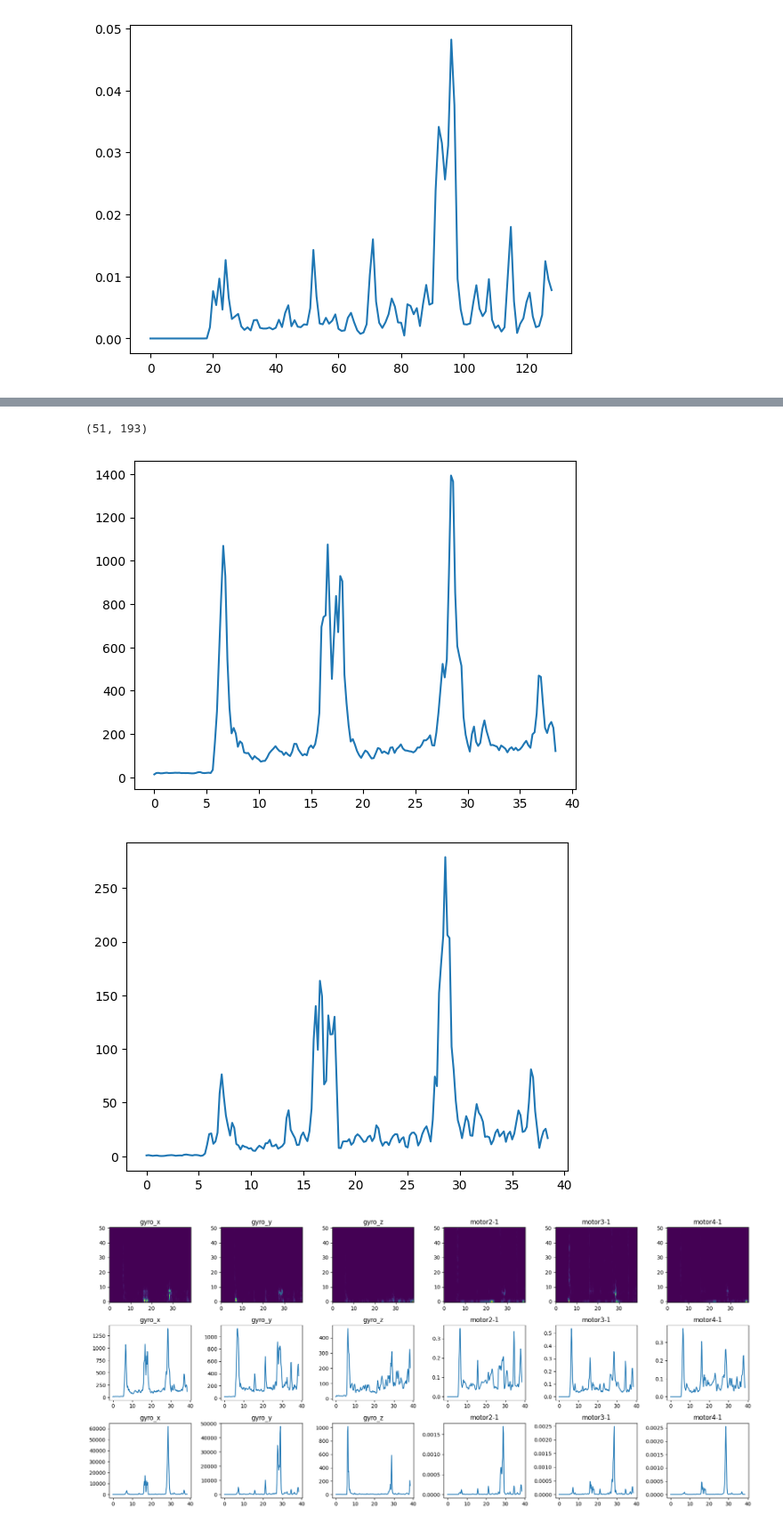
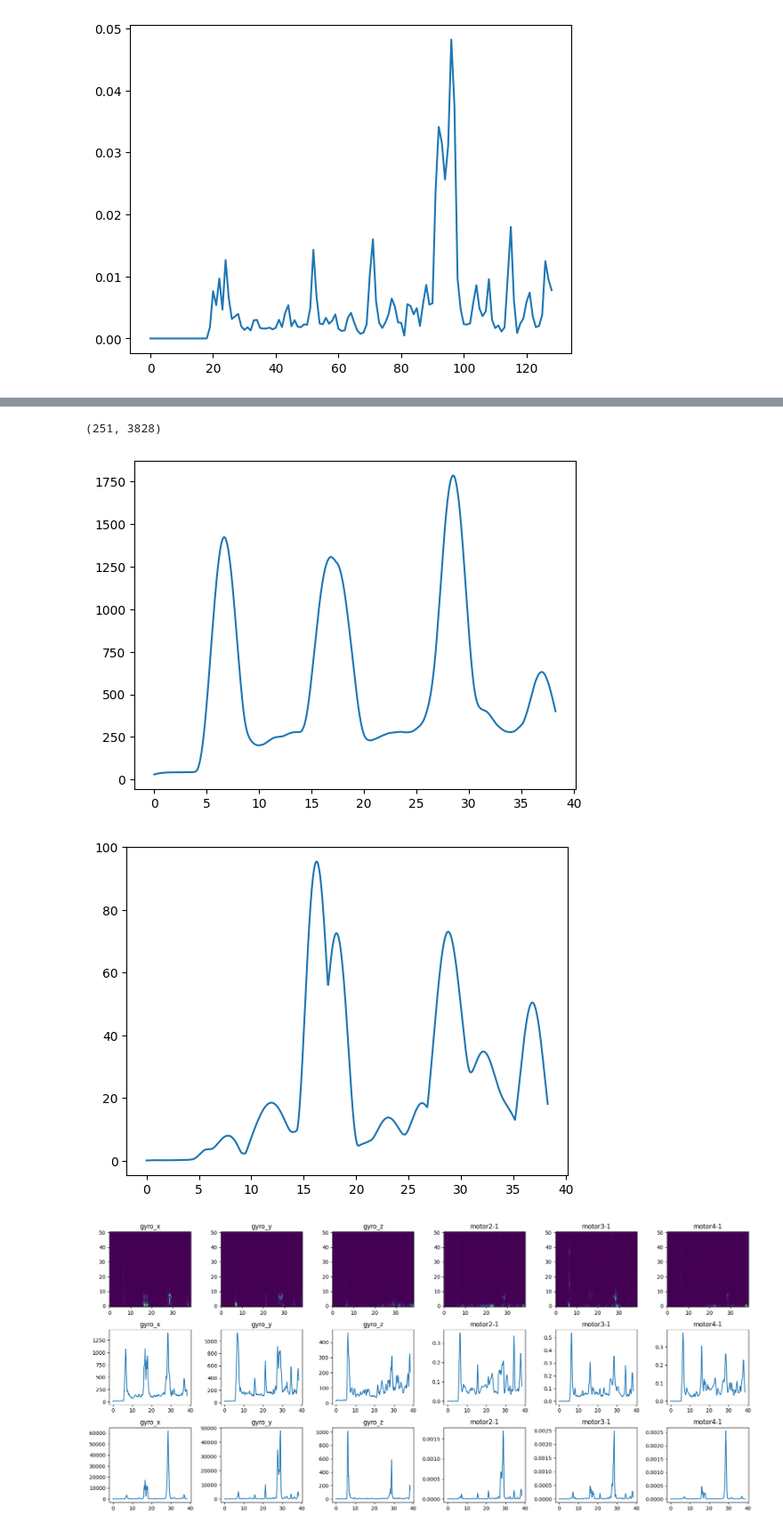
Before and after one commit to ChenyuZhaoTHU/crazyflie_firmware_constant_height, a Jupyter notebook: control/show_process_wsb.ipynb, the cells around one changed output, grey strips where cells are left out. Shown at 89% size. Saved outputs shown, nothing was run; the diff lists cells and outputs as text; code cells hidden in the pictures.

```diff
--- a/control/show_process_wsb.ipynb
+++ b/control/show_process_wsb.ipynb
@@ -302,8 +302,8 @@ from scipy.signal import stft
 t = np.linspace(0, 1, 1000)  # 时间轴
 x = np.sin(2 * np.pi * 50 * t) + np.sin(2 * np.pi * 120 * t)  # 信号
 fs=100
-nperseg=100
-noverlap=80
+nperseg=500
+noverlap=499
 # 进行短时傅里叶变换
 f, t, Zxx = stft(imu_data[:,0], fs=100, nperseg=nperseg, noverlap=noverlap)
 
@@ -330,6 +330,6 @@ plt.show()
-(51, 193)
+(251, 3828)
-[figure, old version]
+[figure, new version]
-[figure, old version]
+[figure, new version]
 # %%
 t = np.linspace(0, 1, 1000)  # 时间轴
 x = np.sin(2 * np.pi * 50 * t) + np.sin(2 * np.pi * 120 * t)  # 信号
```
Also changed, not shown: parts of 1 cell of this notebook, 14 other files.
